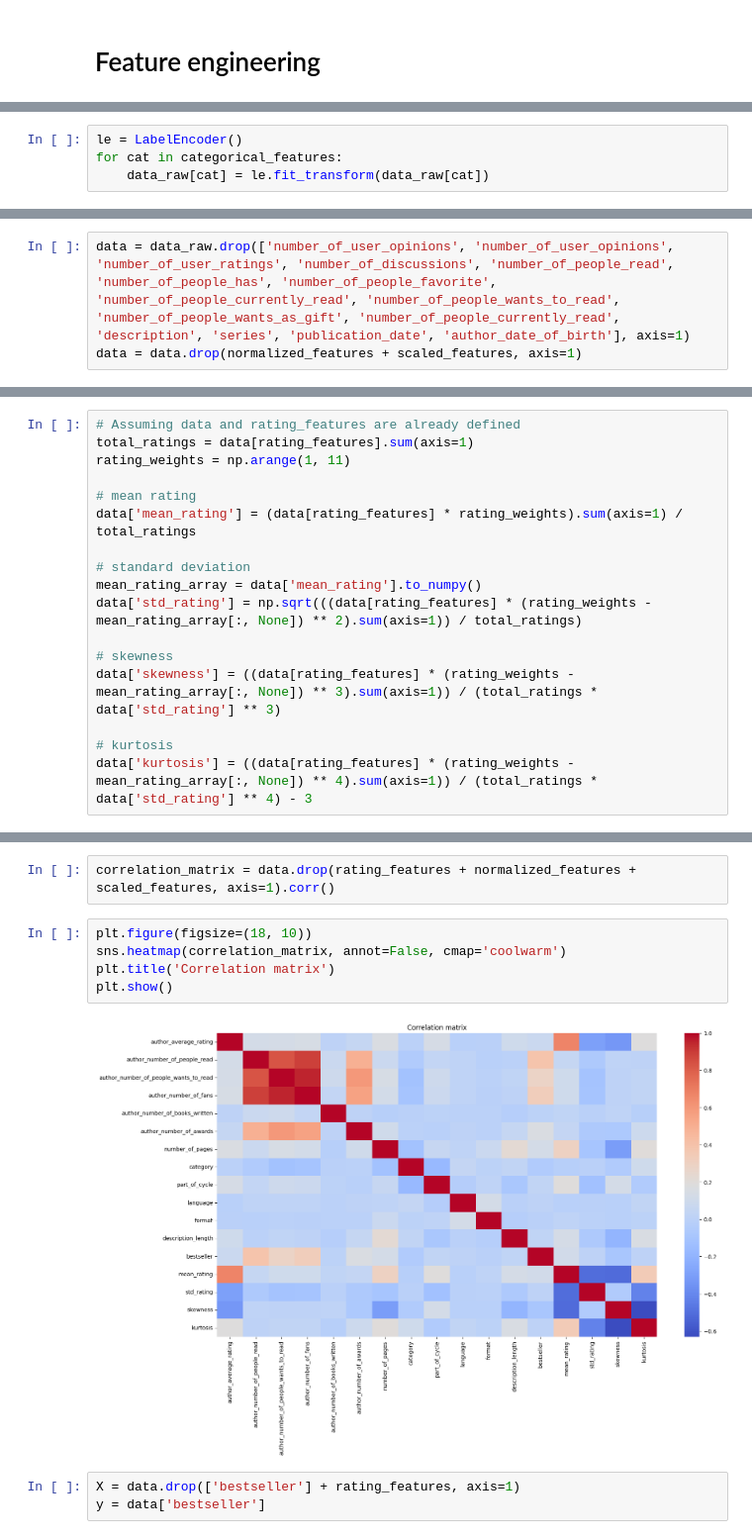
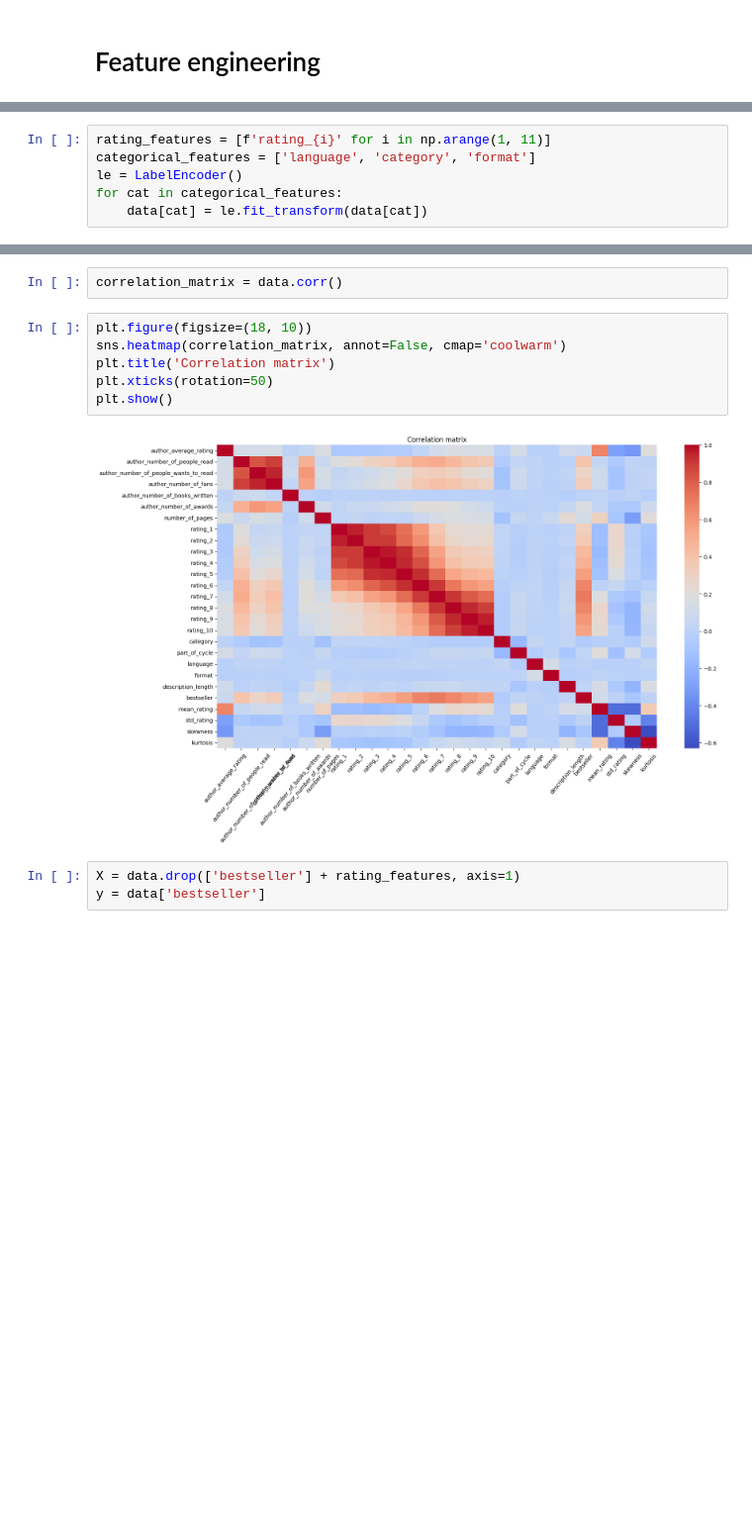
Before and after one commit to beep1000101/lubimyczytac_project, a Jupyter notebook: modelling.ipynb, the cells around one changed output, grey strips where cells are left out. Shown at 99% size. Drawn from its saved outputs; the diff is of its cells as text; blank space fills up the shorter version.

```diff
--- a/modelling.ipynb
+++ b/modelling.ipynb
@@ -29,4 +44,6 @@ array(['polski', 'angielski', 'niemiecki'], dtype=object)
 # %%
+rating_features = [f'rating_{i}' for i in np.arange(1, 11)]
+categorical_features = ['language', 'category', 'format']
 le = LabelEncoder()
 for cat in categorical_features:
-    data_raw[cat] = le.fit_transform(data_raw[cat])
+    data[cat] = le.fit_transform(data[cat])
@@ -62,3 +49,0 @@ data_raw.loc[12000, normalized_features].plot.bar()
-# %%
-data = data_raw.drop(['number_of_user_opinions', 'number_of_user_opinions', 'number_of_user_ratings', 'number_of_discussions', 'number_of_people_read', 'number_of_people_has', 'number_of_people_favorite', 'number_of_people_currently_read', 'number_of_people_wants_to_read', 'number_of_people_wants_as_gift', 'number_of_people_currently_read', 'description', 'series', 'publication_date', 'author_date_of_birth'], axis=1)
-data = data.drop(normalized_features + scaled_features, axis=1)
@@ -79,17 +49,0 @@ array(['author_average_rating', 'author_number_of_people_read',
-# %%
-# Assuming data and rating_features are already defined
-total_ratings = data[rating_features].sum(axis=1)
-rating_weights = np.arange(1, 11)
-
-# mean rating
-data['mean_rating'] = (data[rating_features] * rating_weights).sum(axis=1) / total_ratings
-
-# standard deviation
-mean_rating_array = data['mean_rating'].to_numpy()
-data['std_rating'] = np.sqrt(((data[rating_features] * (rating_weights - mean_rating_array[:, None]) ** 2).sum(axis=1)) / total_ratings)
-
-# skewness
-data['skewness'] = ((data[rating_features] * (rating_weights - mean_rating_array[:, None]) ** 3).sum(axis=1)) / (total_ratings * data['std_rating'] ** 3)
-
-# kurtosis
-data['kurtosis'] = ((data[rating_features] * (rating_weights - mean_rating_array[:, None]) ** 4).sum(axis=1)) / (total_ratings * data['std_rating'] ** 4) - 3
@@ -111,12 +50,13 @@ Index(['author_average_rating', 'author_number_of_people_read',
 # %%
-correlation_matrix = data.drop(rating_features + normalized_features + scaled_features, axis=1).corr()
+correlation_matrix = data.corr()
 # %%
 plt.figure(figsize=(18, 10))
 sns.heatmap(correlation_matrix, annot=False, cmap='coolwarm')
 plt.title('Correlation matrix')
+plt.xticks(rotation=50)
 plt.show()
 # %% [output]
-[figure, old version]
+[figure, new version]
 # %%
 X = data.drop(['bestseller'] + rating_features, axis=1)
 y = data['bestseller']
```
Also changed, not shown: parts of 27 cells of this notebook, 4 other files.
